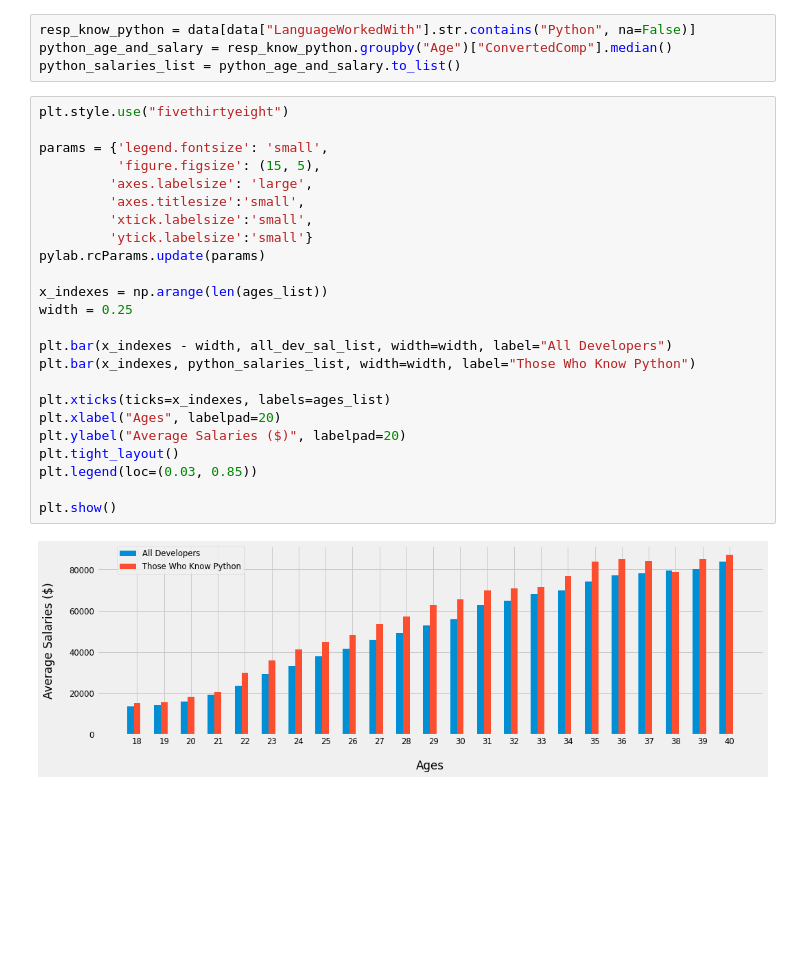
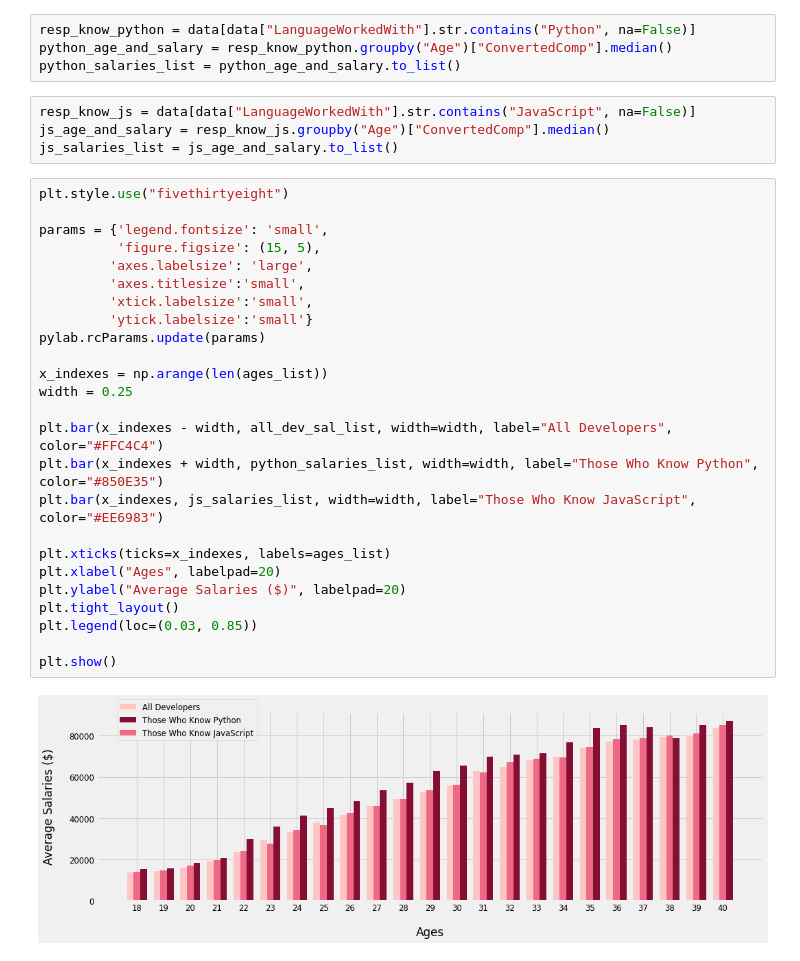
Before and after one commit to muhsinata/data-science-exercises, a Jupyter notebook: pandas-exercises/exercise-1.ipynb, the cells around one changed output. Cells and saved outputs as stored; diff of their text form; blank space fills up the shorter version.

Commit message:
feat: add js dev's salaries into bar chart

```diff
--- a/pandas-exercises/exercise-1.ipynb
+++ b/pandas-exercises/exercise-1.ipynb
@@ -39,29 +36,34 @@ ages_list = [int(number) for number in ages_list]
 resp_know_python = data[data["LanguageWorkedWith"].str.contains("Python", na=False)]
 python_age_and_salary = resp_know_python.groupby("Age")["ConvertedComp"].median()
 python_salaries_list = python_age_and_salary.to_list()
+# %%
+resp_know_js = data[data["LanguageWorkedWith"].str.contains("JavaScript", na=False)]
+js_age_and_salary = resp_know_js.groupby("Age")["ConvertedComp"].median()
+js_salaries_list = js_age_and_salary.to_list()
 # %%
 plt.style.use("fivethirtyeight")
 
 params = {'legend.fontsize': 'small',
           'figure.figsize': (15, 5),
          'axes.labelsize': 'large',
          'axes.titlesize':'small',
          'xtick.labelsize':'small',
          'ytick.labelsize':'small'}
 pylab.rcParams.update(params)
 
 x_indexes = np.arange(len(ages_list))
 width = 0.25
 
-plt.bar(x_indexes - width, all_dev_sal_list, width=width, label="All Developers")
-plt.bar(x_indexes, python_salaries_list, width=width, label="Those Who Know Python")
+plt.bar(x_indexes - width, all_dev_sal_list, width=width, label="All Developers", color="#FFC4C4")
+plt.bar(x_indexes + width, python_salaries_list, width=width, label="Those Who Know Python", color="#850E35")
+plt.bar(x_indexes, js_salaries_list, width=width, label="Those Who Know JavaScript", color="#EE6983")
 
 plt.xticks(ticks=x_indexes, labels=ages_list)
 plt.xlabel("Ages", labelpad=20)
 plt.ylabel("Average Salaries ($)", labelpad=20)
 plt.tight_layout()
 plt.legend(loc=(0.03, 0.85))
 
 plt.show()
 # %% [output]
-[figure, old version]
+[figure, new version]
```
Also changed, not shown: parts of 1 cell of this notebook.
